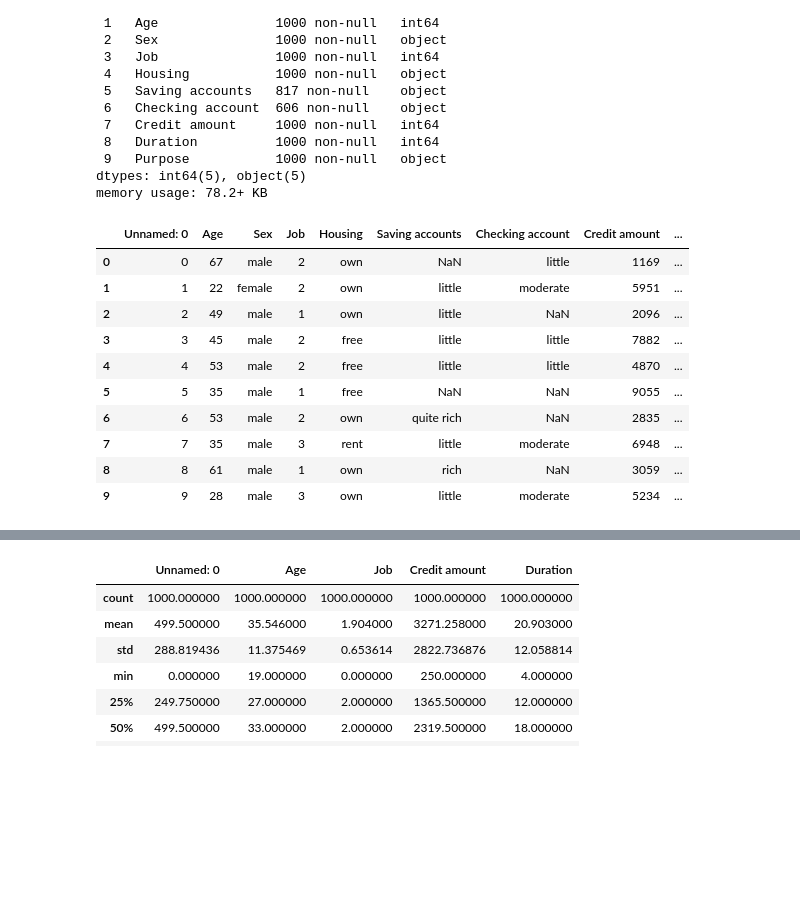
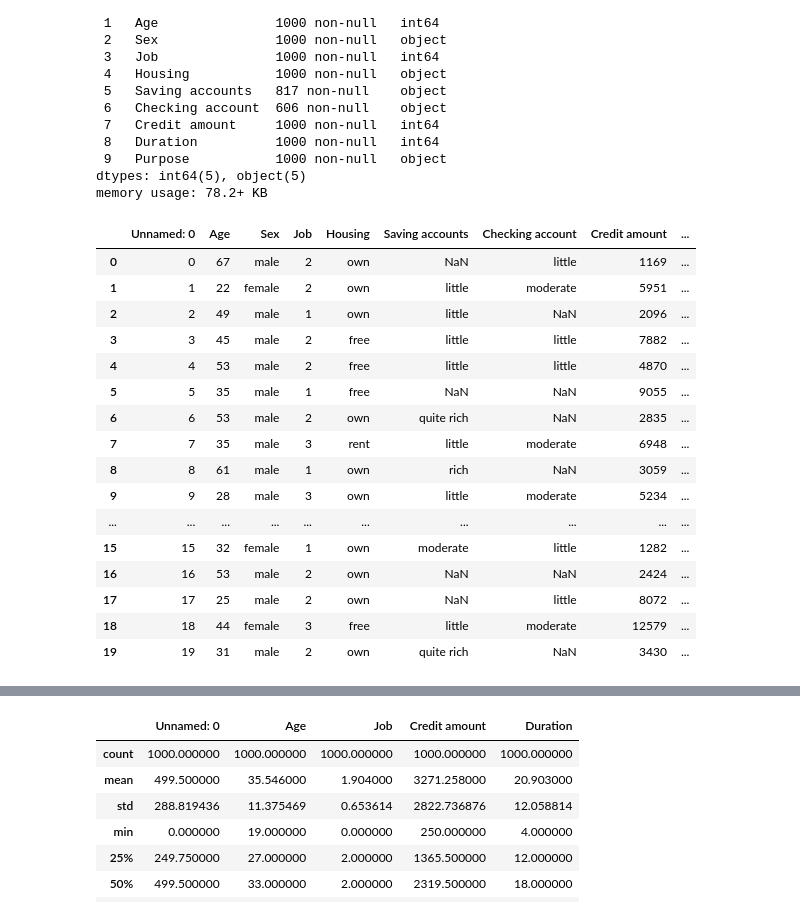
Before and after one commit to TC851/Data-Science-Credit-Risk-Prediction, a Jupyter notebook: Credit Risk Prediction.ipynb, the cells around one changed output, grey strips where cells are left out. Drawn from its saved outputs; the diff is of its cells as text; code cells hidden in the pictures; blank space fills up the shorter version.

```diff
--- a/Credit Risk Prediction.ipynb
+++ b/Credit Risk Prediction.ipynb
@@ -29,17 +29,23 @@ Data columns (total 10 columns):
 dtypes: int64(5), object(5)
 memory usage: 78.2+ KB
 # %%
-data_df.head(10)
+data_df.head(20)
 # %% [output]
 |  | Unnamed: 0 | Age | Sex | Job | Housing | Saving accounts | Checking account | Credit amount | ... |
 | 0 | 0 | 67 | male | 2 | own | NaN | little | 1169 | ... |
 | 1 | 1 | 22 | female | 2 | own | little | moderate | 5951 | ... |
 | 2 | 2 | 49 | male | 1 | own | little | NaN | 2096 | ... |
 | 3 | 3 | 45 | male | 2 | free | little | little | 7882 | ... |
 | 4 | 4 | 53 | male | 2 | free | little | little | 4870 | ... |
 | 5 | 5 | 35 | male | 1 | free | NaN | NaN | 9055 | ... |
 | 6 | 6 | 53 | male | 2 | own | quite rich | NaN | 2835 | ... |
 | 7 | 7 | 35 | male | 3 | rent | little | moderate | 6948 | ... |
 | 8 | 8 | 61 | male | 1 | own | rich | NaN | 3059 | ... |
 | 9 | 9 | 28 | male | 3 | own | little | moderate | 5234 | ... |
+| ... | ... | ... | ... | ... | ... | ... | ... | ... | ... |
+| 15 | 15 | 32 | female | 1 | own | moderate | little | 1282 | ... |
+| 16 | 16 | 53 | male | 2 | own | NaN | NaN | 2424 | ... |
+| 17 | 17 | 25 | male | 2 | own | NaN | little | 8072 | ... |
+| 18 | 18 | 44 | female | 3 | free | little | moderate | 12579 | ... |
+| 19 | 19 | 31 | male | 2 | own | quite rich | NaN | 3430 | ... |
 # %%
```
Also changed, not shown: parts of 5 cells of this notebook.
